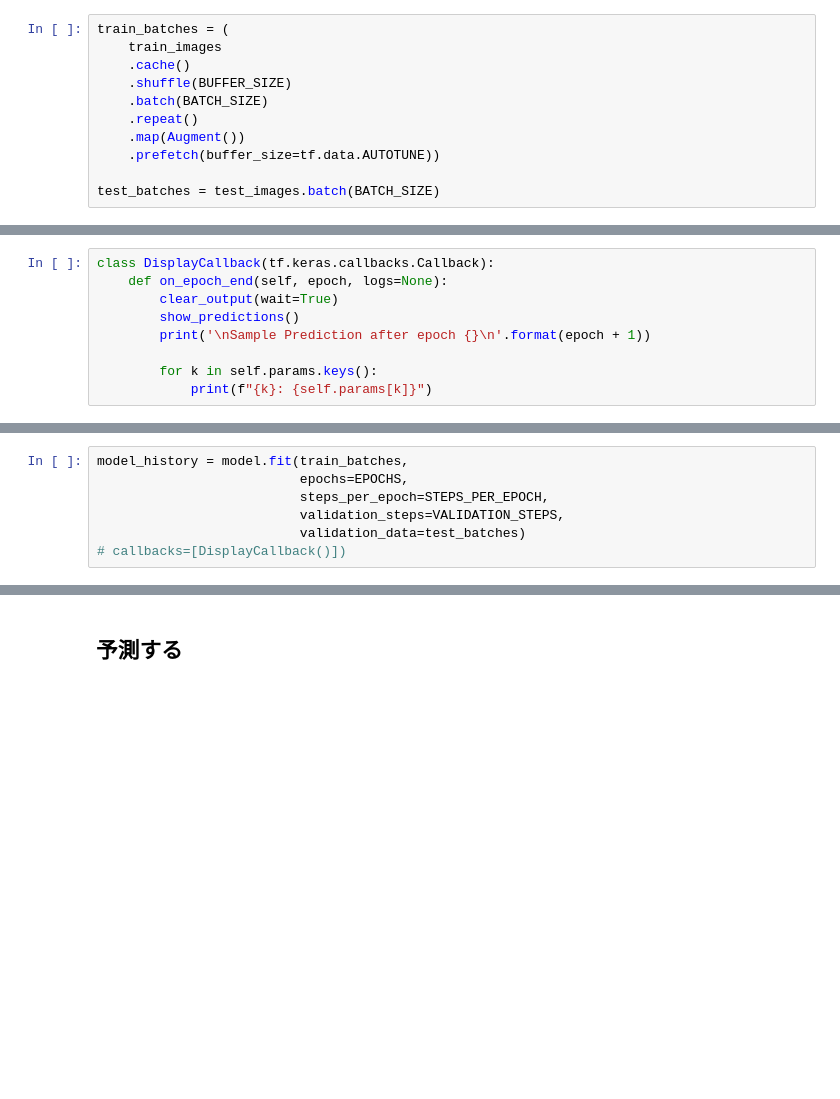
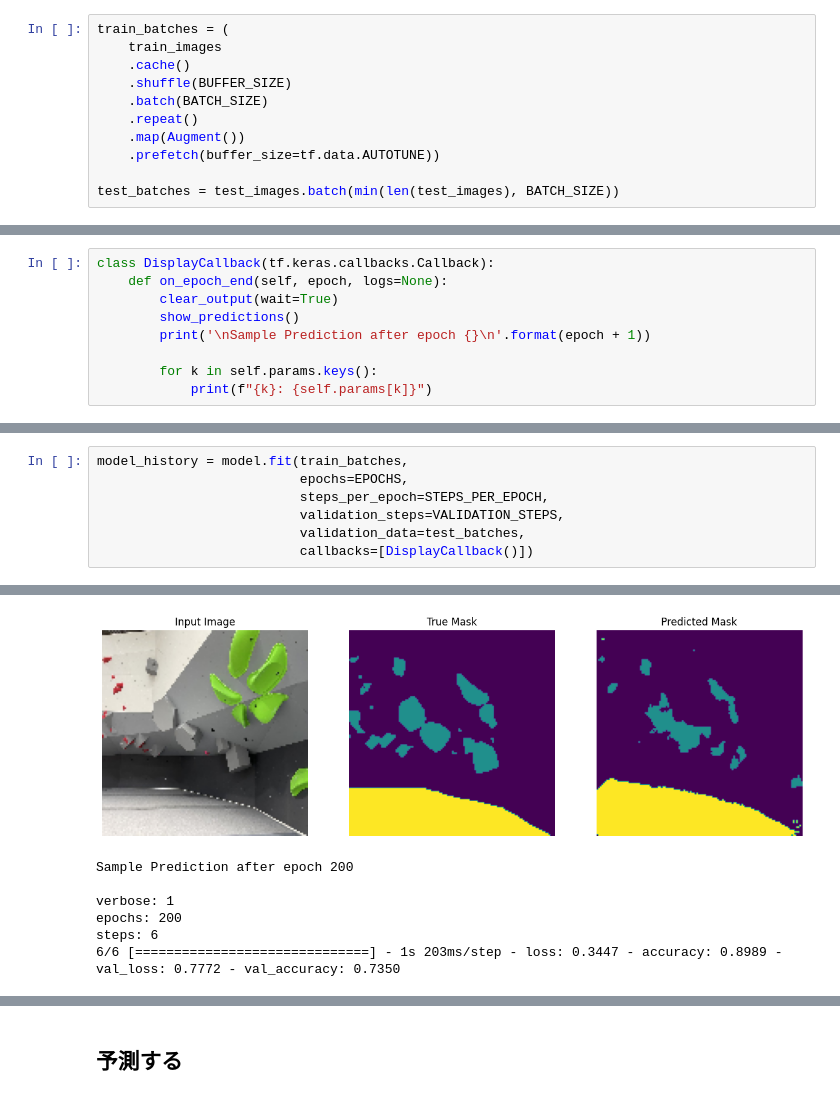
Before and after one commit to nagato0614/HoldsSegmentation, a Jupyter notebook: BoulderingSegment/hold_segment.ipynb, the cells around one changed output, grey strips where cells are left out. Saved outputs shown, nothing was run; the diff lists cells and outputs as text; blank space fills up the shorter version.

```diff
--- a/BoulderingSegment/hold_segment.ipynb
+++ b/BoulderingSegment/hold_segment.ipynb
@@ -275,7 +308,7 @@ train_batches = (
     .map(Augment())
     .prefetch(buffer_size=tf.data.AUTOTUNE))
 
-test_batches = test_images.batch(BATCH_SIZE)
+test_batches = test_images.batch(min(len(test_images), BATCH_SIZE))
 # %% [markdown]
 画像サンプルと対応するデータセットのマスクを可視化しましょう。
 # %%
@@ -691,6 +457,6 @@ model_history = model.fit(train_batches,
                           epochs=EPOCHS,
                           steps_per_epoch=STEPS_PER_EPOCH,
                           validation_steps=VALIDATION_STEPS,
-                          validation_data=test_batches)
-# callbacks=[DisplayCallback()])
+                          validation_data=test_batches,
+                          callbacks=[DisplayCallback()])
 # %% [output]
@@ -714,3 +464,10 @@ Epoch 1000/1000
+[figure, added]
+Sample Prediction after epoch 200
+
+verbose: 1
+epochs: 200
+steps: 6
+6/6 [==============================] - 1s 203ms/step - loss: 0.3447 - accuracy: 0.8989 - val_loss: 0.7772 - val_accuracy: 0.7350
 # %%
 loss = model_history.history['loss']
 val_loss = model_history.history['val_loss']
```
Also changed, not shown: parts of 21 cells of this notebook, 2 other files.
